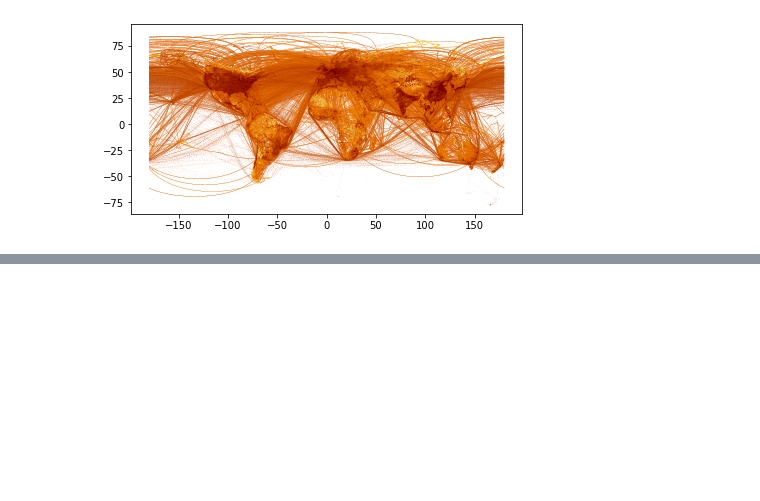
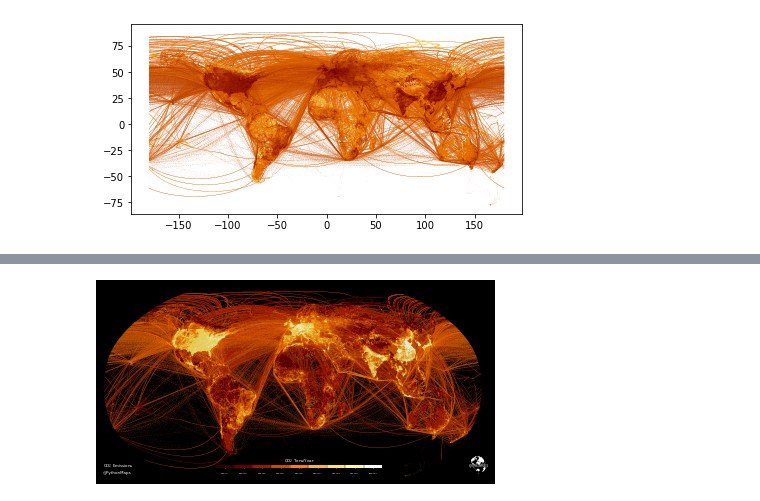
Before and after one commit to symmy596/towards-data-science-articles, a Jupyter notebook: CO2_Emissions/CO2_Emissions_Article.ipynb, the cells around one changed output, grey strips where cells are left out. Cells and saved outputs as stored; diff of their text form; code cells hidden in the pictures; blank space fills up the shorter version.

```diff
--- a/CO2_Emissions/CO2_Emissions_Article.ipynb
+++ b/CO2_Emissions/CO2_Emissions_Article.ipynb
@@ -190,32 +200,40 @@ colorbar_norm = colors.BoundaryNorm(bounds, colorbar_cmap.N)
 # %%
 fig, ax = plt.subplots(facecolor='black', subplot_kw={'projection': ccrs.Robinson()})
 ax.patch.set_facecolor('black')
 
 fig.set_size_inches(7, 3.5)
 ax = geodata.plot(ax=ax, column='emission', transform=ccrs.PlateCarree(),
                   cmap=our_cmap, norm=norm, s=0.05, alpha=1, edgecolors='none')
 
 plt.setp(ax.spines.values(), color='black')
 plt.setp([ax.get_xticklines(), ax.get_yticklines()], color='black')
 newax = fig.add_axes([0.82, 0.13, 0.08, 0.08], anchor='NE')
 newax.imshow(logo)
 newax.axis('off')
 txt = ax.text(0.0, 0.02, "CO$_2$ Emissions \n@PythonMaps",
               size=4,
-              color='grey',
+              color='white',
               transform = ax.transAxes)
 
 ax.set_ylim(-8000000, 9000000)
 
 fig = ax.get_figure()
-cax = fig.add_axes([0.36, 0.16, 0.33, 0.004])
+cax = fig.add_axes([0.36, 0.16, 0.33, 0.01])
 sm = plt.cm.ScalarMappable(cmap=our_cmap, norm=norm)
 sm._A = []
-cb = fig.colorbar(sm, cax=cax, orientation="horizontal", pad=0.2, format='%.1e')
+cb = fig.colorbar(sm, cax=cax, orientation="horizontal", pad=0.2, format='%.1e',
+                  ticks=[0.03, 3, 33, 330, 1800, 4500, 15000, 34500, 82500],
+                  drawedges=True)
 cb.outline.set_visible(False)
-cb.ax.tick_params(labelsize=2, width=0, length=0, color='white')
+#cb.outline.set_linewidth(0.00001)
+#cb.outline.set_color('white')
+cb.ax.tick_params(labelsize=2, width=0.5, length=0.5, color='white')
 cbytick_obj = plt.getp(cb.ax, 'xticklabels' ) #Set y tick label color
 plt.setp(cbytick_obj, color='white')
-cb.ax.set_xlabel('CO$_2$ Tons/Year', fontsize=4, color='grey', labelpad=-14)
+cb.ax.set_xlabel('CO$_2$ Tons/Year', fontsize=4, color='white', labelpad=-16)
+
+
 plt.savefig(f"outputs/raw8.png", dpi=600, bbox_inches='tight')
 plt.show()
+# %% [output]
+[figure, added]
```
Also changed, not shown: parts of 6 cells of this notebook, 5 other files.
